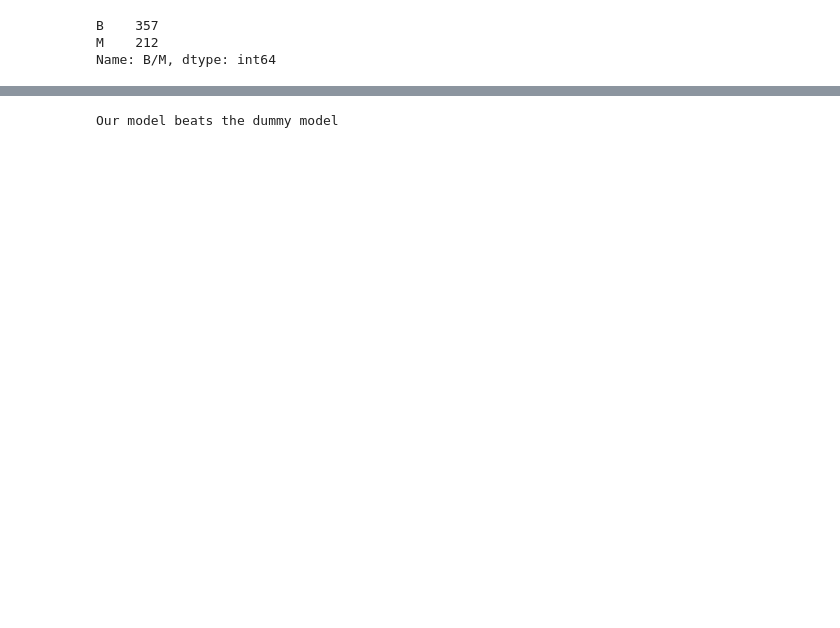
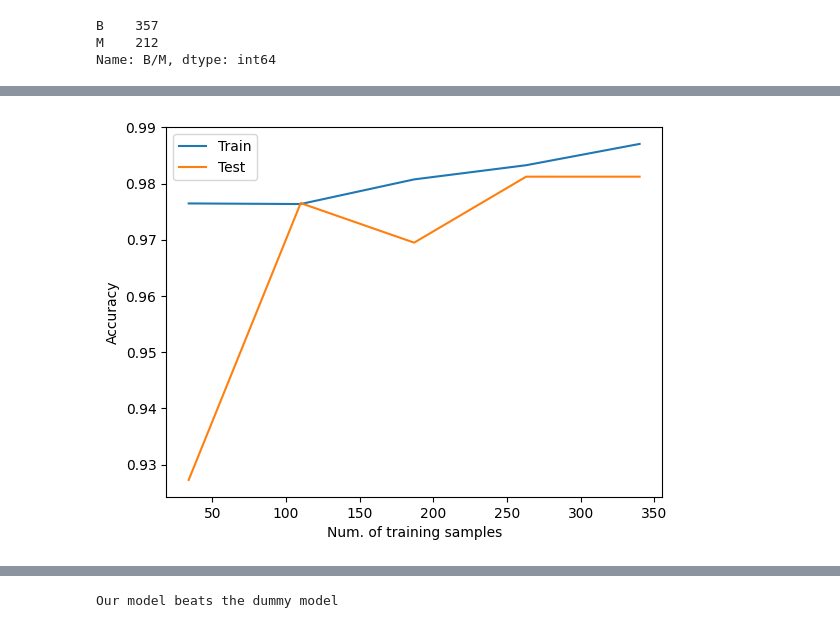
Before and after one commit to Berat03/ml_coursework, a Jupyter notebook: logistic_regression.ipynb, the cells around one changed output, grey strips where cells are left out. Cells and saved outputs as stored; diff of their text form; code cells hidden in the pictures; blank space fills up the shorter version.

```diff
--- a/logistic_regression.ipynb
+++ b/logistic_regression.ipynb
@@ -84,0 +78,18 @@ Investigate classifications by our model:
+# %%
+train_sizes_abs, train_scores, test_scores = learning_curve(estimator=LogisticRegression(), X=x_train, y=y_train)
+
+# Array of tuples (train_size, train_score)
+train_avg, test_avg = [], []
+
+for i in range(len(train_sizes_abs)):
+    train_avg.append(np.average(train_scores[i]))
+    test_avg.append(np.average(test_scores[i]))
+
+plt.plot(train_sizes_abs, train_avg)
+plt.plot(train_sizes_abs, test_avg)
+plt.legend(['Train', 'Test'])
+plt.xlabel('Num. of training samples')
+plt.ylabel('Accuracy')
+plt.show()
+# %% [output]
+[figure, added]
```
Also changed, not shown: parts of 39 cells of this notebook.
